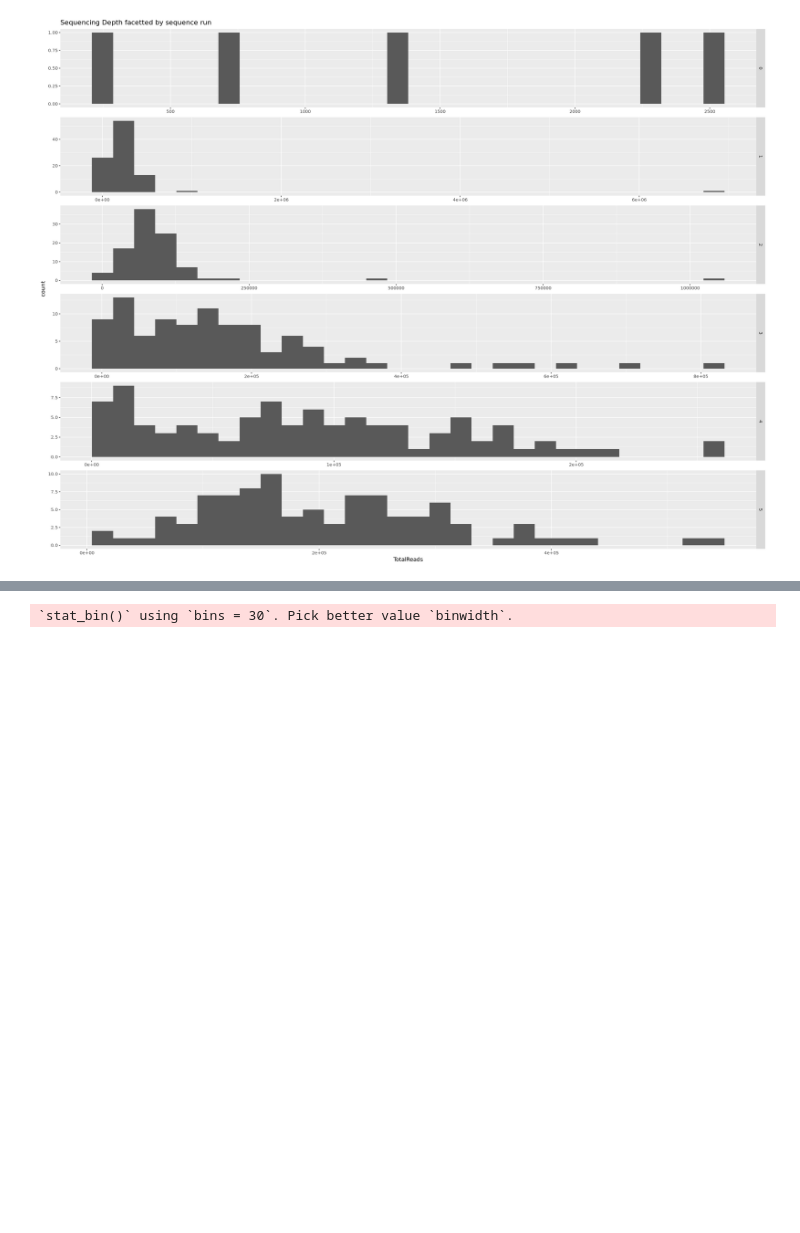
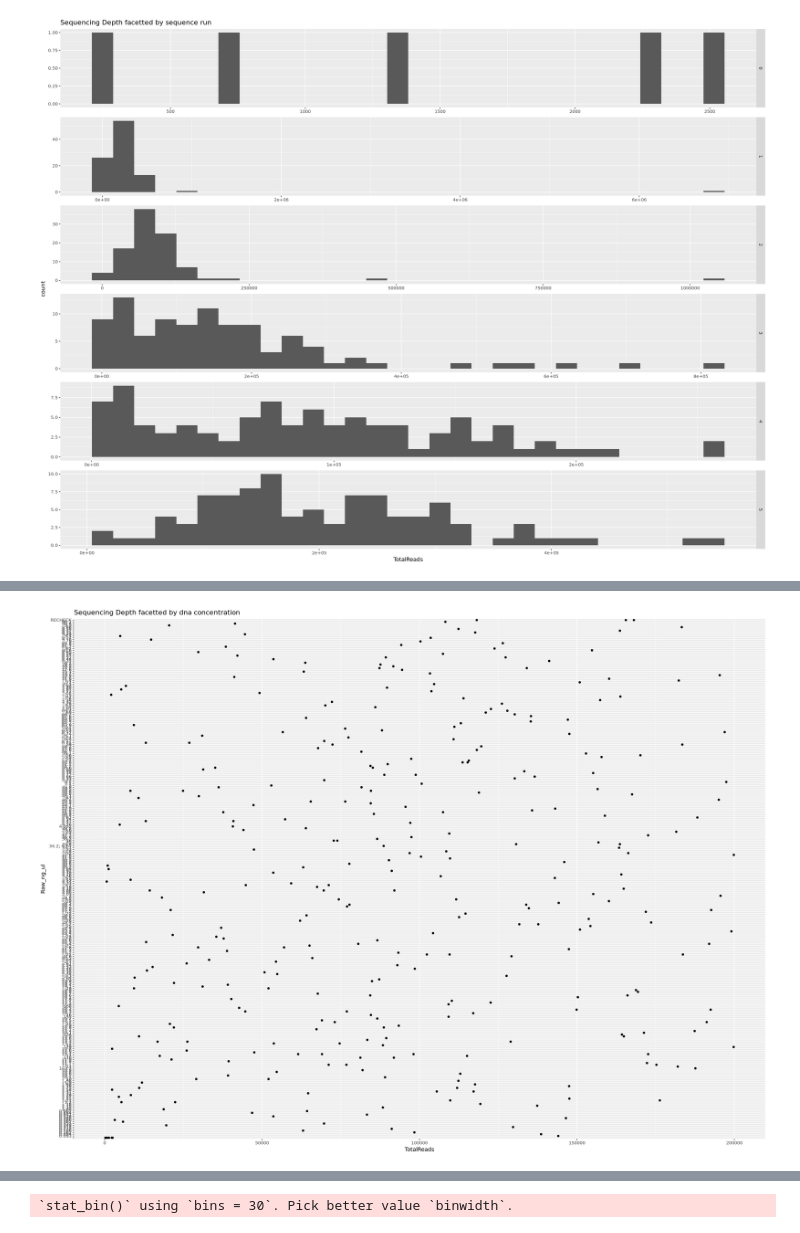
Before and after one commit to cdesouza02/BEL_16S_ITS2, a Jupyter notebook: BEL_ITS2_outputs/its2_ps_processing.ipynb, the cells around one changed output, grey strips where cells are left out. Cells and saved outputs as stored; diff of their text form; code cells hidden in the pictures; blank space fills up the shorter version.

Commit message:
deciding where to filter its2 reads

```diff
--- a/BEL_ITS2_outputs/its2_ps_processing.ipynb
+++ b/BEL_ITS2_outputs/its2_ps_processing.ipynb
@@ -91,0 +67,3 @@ print(result)
+# %%
+# Subset rows where 'column_name' is under 5000
+readcount_200K <- readcount[TotalReads < 200000]
@@ -92 +84,6 @@ print(result)
+# %%
+ggplot(readcount_200K, aes(x=TotalReads, y = Raw_ng_ul)) + geom_point() +
+ggtitle("Sequencing Depth facetted by dna concentration")
+# %% [output]
+[figure, added]
 # %% [markdown]
```
Also changed, not shown: parts of 30 cells of this notebook.
